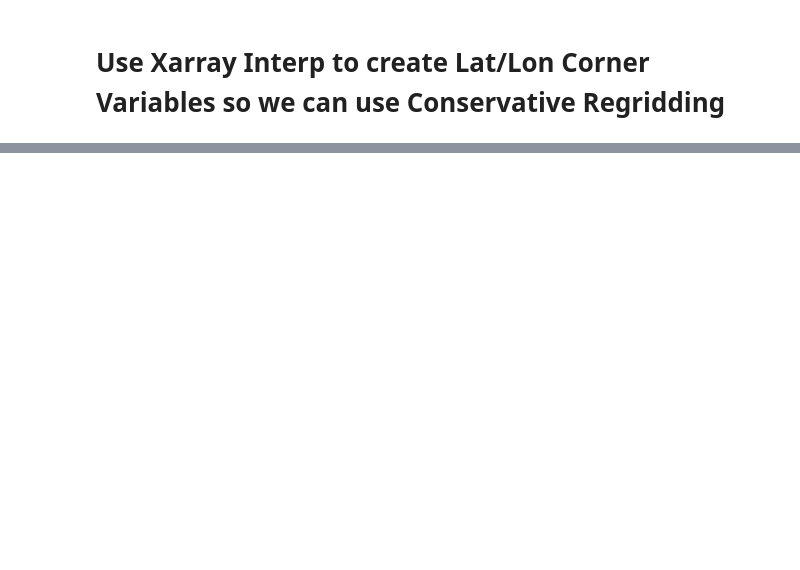
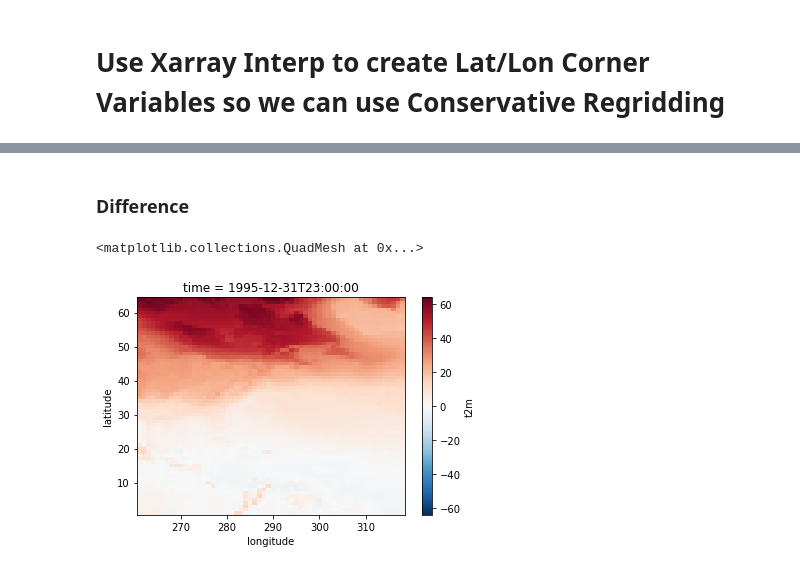
Before and after one commit to jsimkins2/nwa25, a Jupyter notebook: setup/forcing/test_flood_era5.ipynb, the cells around one changed output, grey strips where cells are left out. Cells and saved outputs as stored; diff of their text form; code cells hidden in the pictures; blank space fills up the shorter version.

```diff
--- a/setup/forcing/test_flood_era5.ipynb
+++ b/setup/forcing/test_flood_era5.ipynb
@@ -703,0 +179,8 @@ era.t2m[0].plot()
+# %% [markdown]
+### Difference
+# %%
+diff = flooded[0].rename({'lat':'latitude', 'lon':'longitude'}) - xr.open_dataset(era5_file).isel(latitude=slice(1, len(era.latitude)+1), longitude=slice(1,len(era.longitude)+1)).t2m[0]
+diff.plot()
+# %% [output]
+<matplotlib.collections.QuadMesh at 0x...>
+[figure, added]
```
Also changed, not shown: parts of 67 cells of this notebook, 4 other files.
